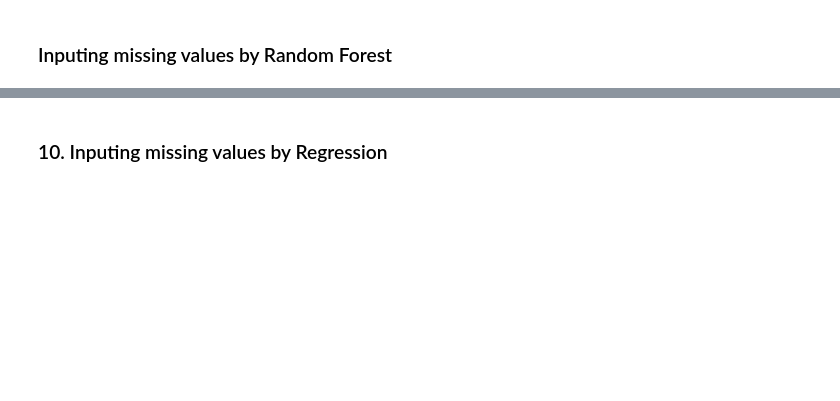
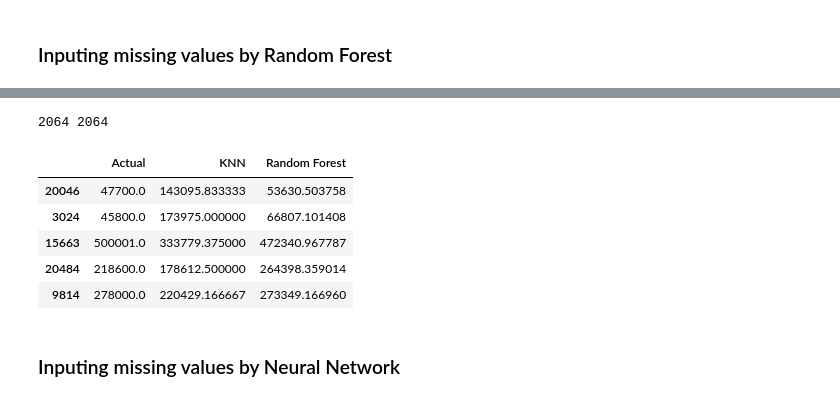
Before and after one commit to MaxMayer1991/data-analysis, a Jupyter notebook: BasicsDataExploration/DataOperations.ipynb, the cells around one changed output, grey strips where cells are left out. Drawn from its saved outputs; the diff is of its cells as text; code cells hidden in the pictures; blank space fills up the shorter version.

```diff
--- a/BasicsDataExploration/DataOperations.ipynb
+++ b/BasicsDataExploration/DataOperations.ipynb
@@ -531,3 +629,25 @@ df.loc[df['target_column'].isna(), 'target_column'] = model.predict(X_test)
+# %%
+actual_values = df_copy.loc[nan_indices, 'median_house_value'].squeeze()
+predicted_knn = df_knn.squeeze()
+predicted_rf = df.loc[nan_indices, 'median_house_value'].squeeze()
+#predicted_lr = df_lr.loc[nan_indices, 'median_house_value']
+print(len(actual_values),len(predicted_rf))
+# Tworzenie tabeli porównawczej
+comparison_df = pd.DataFrame({
+    'Actual': actual_values,
+    'KNN': predicted_knn,
+    'Random Forest': predicted_rf
+#     #'Linear Regression': predicted_lr
+})
+comparison_df.head()
+# %% [output]
+2064 2064
+|  | Actual | KNN | Random Forest |
+| 20046 | 47700.0 | 143095.833333 | 53630.503758 |
+| 3024 | 45800.0 | 173975.000000 | 66807.101408 |
+| 15663 | 500001.0 | 333779.375000 | 472340.967787 |
+| 20484 | 218600.0 | 178612.500000 | 264398.359014 |
+| 9814 | 278000.0 | 220429.166667 | 273349.166960 |
 # %% [markdown]
-### 10. Inputing missing values by Regression
+### Inputing missing values by Neural Network
 # %%
```
Also changed, not shown: parts of 7 cells of this notebook.
